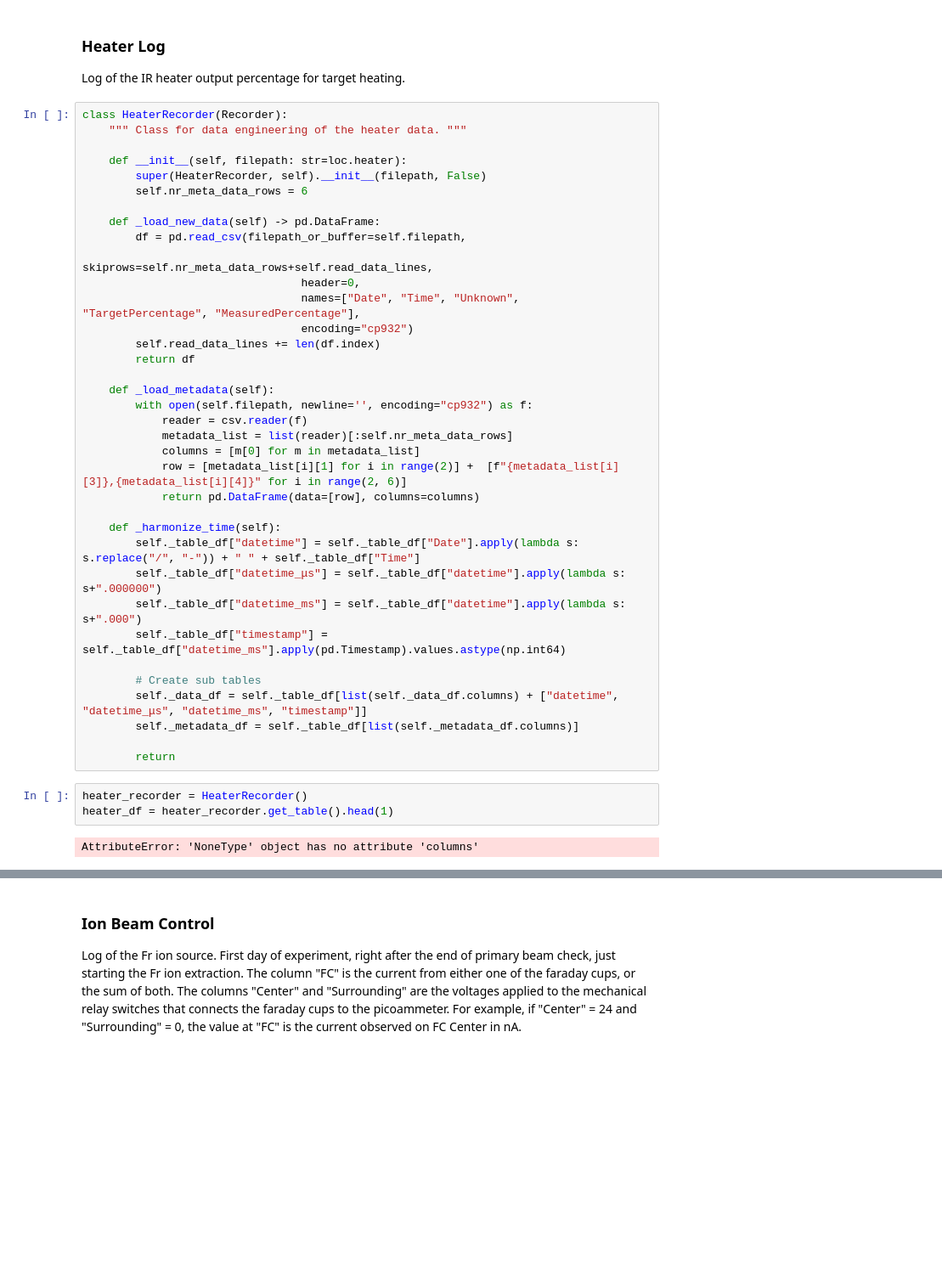
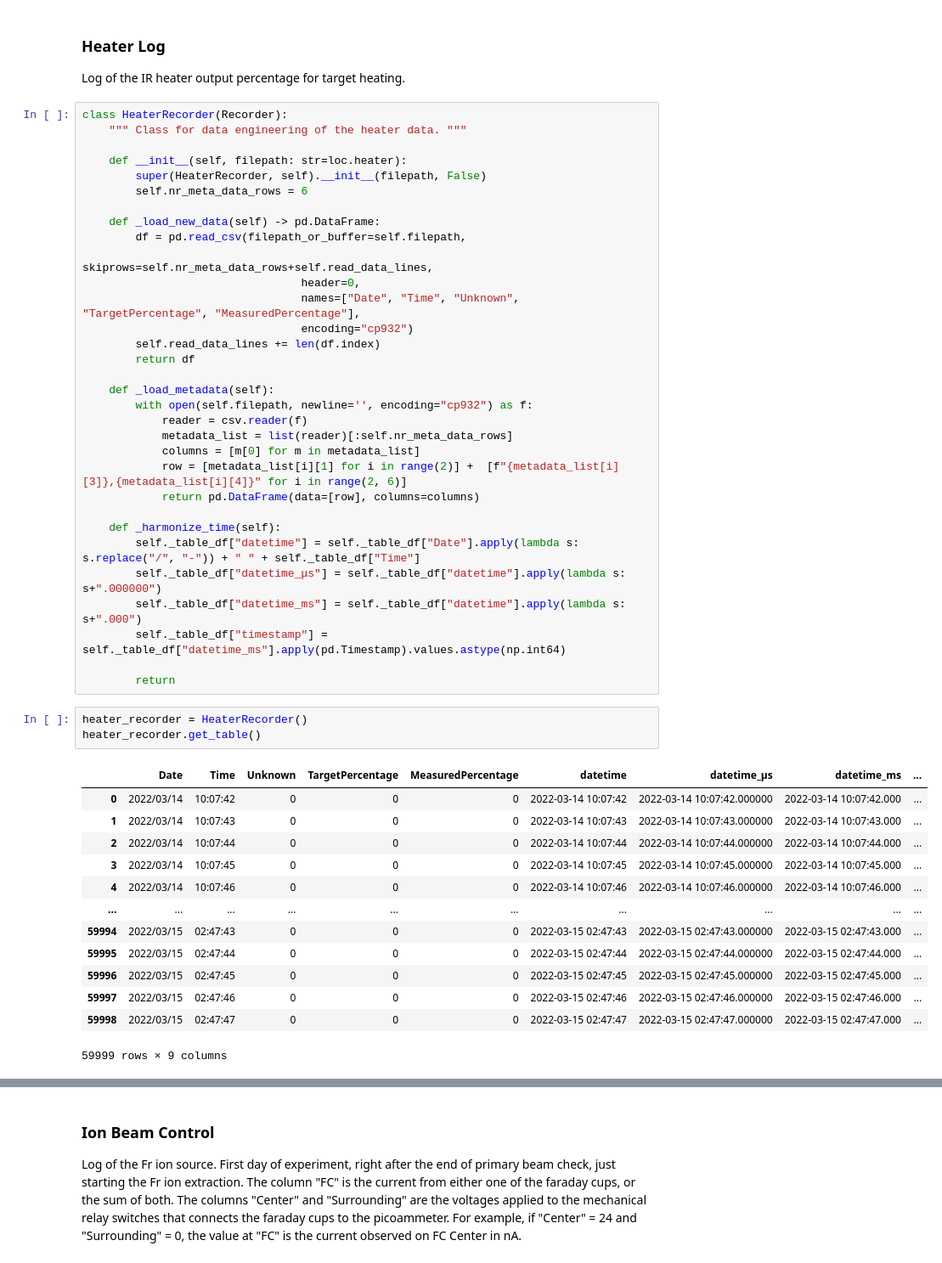
Before and after one commit to romanwixinger/data-engineering-utokyo, a Jupyter notebook: notebooks/data_exploration.ipynb, the cells around one changed output, grey strips where cells are left out. Shown at 85% size. Saved outputs shown, nothing was run; the diff lists cells and outputs as text; blank space fills up the shorter version.

```diff
--- a/notebooks/data_exploration.ipynb
+++ b/notebooks/data_exploration.ipynb
@@ -427,15 +449,23 @@ class HeaterRecorder(Recorder):
         self._table_df["datetime_ms"] = self._table_df["datetime"].apply(lambda s: s+".000")
         self._table_df["timestamp"] = self._table_df["datetime_ms"].apply(pd.Timestamp).values.astype(np.int64)
 
-        # Create sub tables
-        self._data_df = self._table_df[list(self._data_df.columns) + ["datetime", "datetime_μs", "datetime_ms", "timestamp"]]
-        self._metadata_df = self._table_df[list(self._metadata_df.columns)]
-
         return
 # %%
 heater_recorder = HeaterRecorder()
-heater_df = heater_recorder.get_table().head(1)
+heater_recorder.get_table()
 # %% [output]
+|  | Date | Time | Unknown | TargetPercentage | MeasuredPercentage | datetime | datetime_μs | datetime_ms | ... |
+| 0 | 2022/03/14 | 10:07:42 | 0 | 0 | 0 | 2022-03-14 10:07:42 | 2022-03-14 10:07:42.000000 | 2022-03-14 10:07:42.000 | ... |
+| 1 | 2022/03/14 | 10:07:43 | 0 | 0 | 0 | 2022-03-14 10:07:43 | 2022-03-14 10:07:43.000000 | 2022-03-14 10:07:43.000 | ... |
+| 2 | 2022/03/14 | 10:07:44 | 0 | 0 | 0 | 2022-03-14 10:07:44 | 2022-03-14 10:07:44.000000 | 2022-03-14 10:07:44.000 | ... |
+| 3 | 2022/03/14 | 10:07:45 | 0 | 0 | 0 | 2022-03-14 10:07:45 | 2022-03-14 10:07:45.000000 | 2022-03-14 10:07:45.000 | ... |
+| 4 | 2022/03/14 | 10:07:46 | 0 | 0 | 0 | 2022-03-14 10:07:46 | 2022-03-14 10:07:46.000000 | 2022-03-14 10:07:46.000 | ... |
+| ... | ... | ... | ... | ... | ... | ... | ... | ... | ... |
+| 59994 | 2022/03/15 | 02:47:43 | 0 | 0 | 0 | 2022-03-15 02:47:43 | 2022-03-15 02:47:43.000000 | 2022-03-15 02:47:43.000 | ... |
+| 59995 | 2022/03/15 | 02:47:44 | 0 | 0 | 0 | 2022-03-15 02:47:44 | 2022-03-15 02:47:44.000000 | 2022-03-15 02:47:44.000 | ... |
+| 59996 | 2022/03/15 | 02:47:45 | 0 | 0 | 0 | 2022-03-15 02:47:45 | 2022-03-15 02:47:45.000000 | 2022-03-15 02:47:45.000 | ... |
+| 59997 | 2022/03/15 | 02:47:46 | 0 | 0 | 0 | 2022-03-15 02:47:46 | 2022-03-15 02:47:46.000000 | 2022-03-15 02:47:46.000 | ... |
+| 59998 | 2022/03/15 | 02:47:47 | 0 | 0 | 0 | 2022-03-15 02:47:47 | 2022-03-15 02:47:47.000000 | 2022-03-15 02:47:47.000 | ... |
-AttributeError: 'NoneType' object has no attribute 'columns'
+59999 rows × 9 columns
 # %%
 heater_recorder.get_data().head(1)
```
Also changed, not shown: parts of 16 cells of this notebook, 3 other files.
